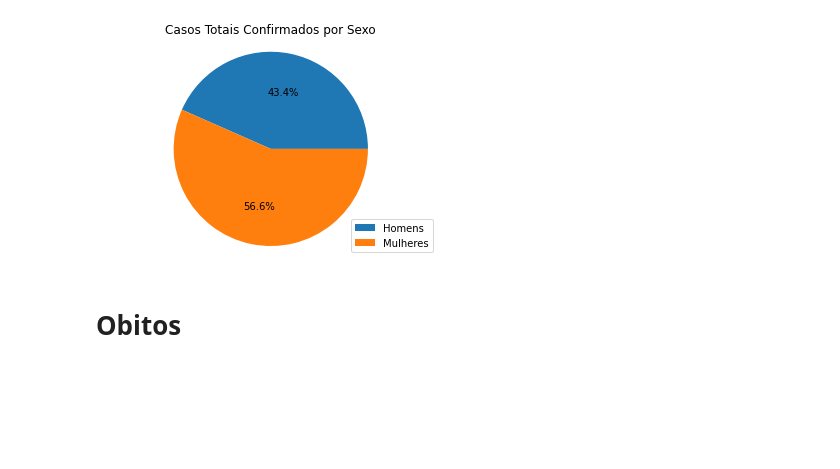
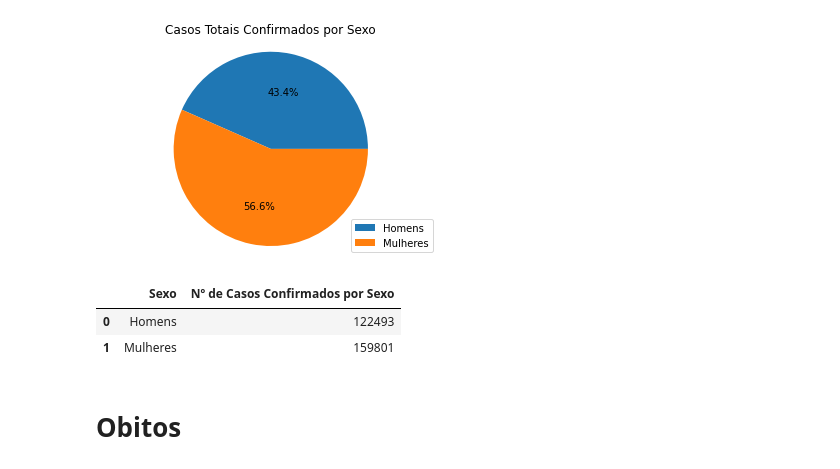
Before and after one commit to Jose-Bruno/Visualiza-oComputacional, a Jupyter notebook: José_Bruno_da_Silva_Santos_Visualização_Computacional.ipynb, the cells around one changed output. Cells and saved outputs as stored; diff of their text form; code cells hidden in the pictures; blank space fills up the shorter version.

```diff
--- a/José_Bruno_da_Silva_Santos_Visualização_Computacional.ipynb
+++ b/José_Bruno_da_Silva_Santos_Visualização_Computacional.ipynb
@@ -85,6 +110,15 @@ plt.title('Casos Totais Confirmados por Sexo')
 plt.show()
 # %% [output]
 [figure]
+# %%
+lista3 = [casos_confirmados_homens, casos_confirmados_mulheres]
+legenda3 = ["Homens", "Mulheres"]
+obitos = pd.DataFrame(list(zip(legenda3, lista3)), columns = ['Sexo','Nº de Casos Confirmados por Sexo'])
+obitos.head()
+# %% [output]
+|  | Sexo | Nº de Casos Confirmados por Sexo |
+| 0 | Homens | 122493 |
+| 1 | Mulheres | 159801 |
 # %% [markdown]
 # Obitos
 # %%
```
Also changed, not shown: parts of 9 cells of this notebook.
